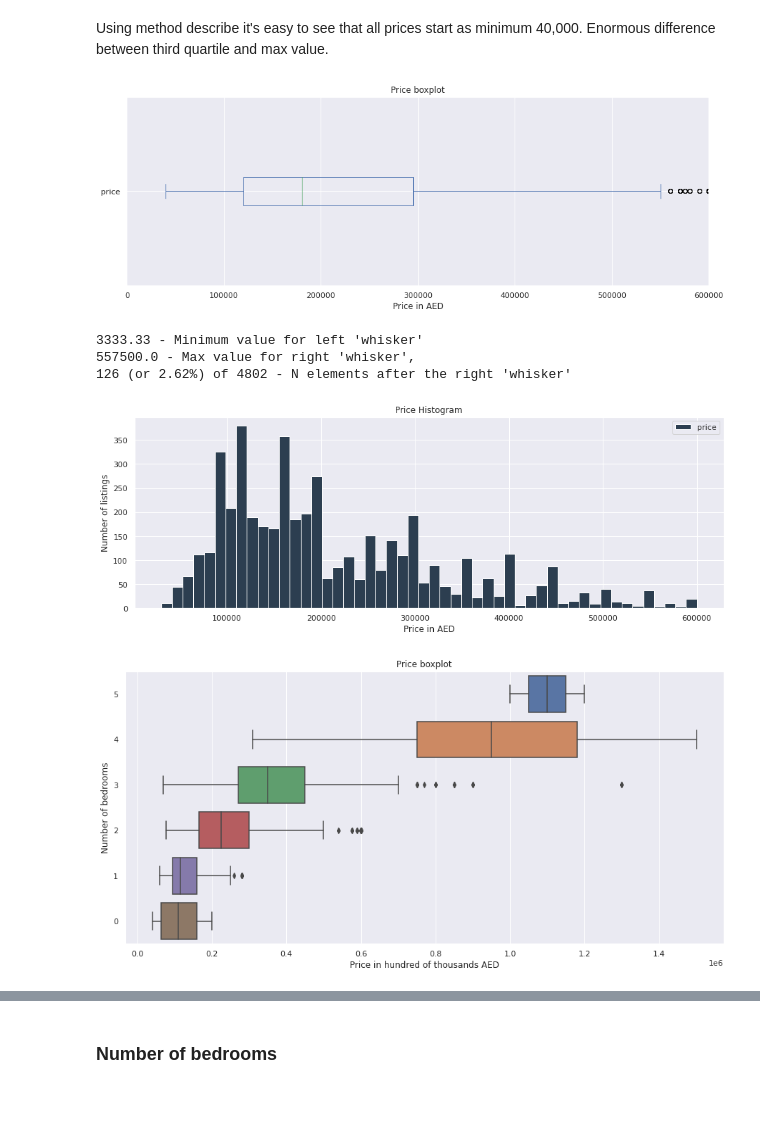
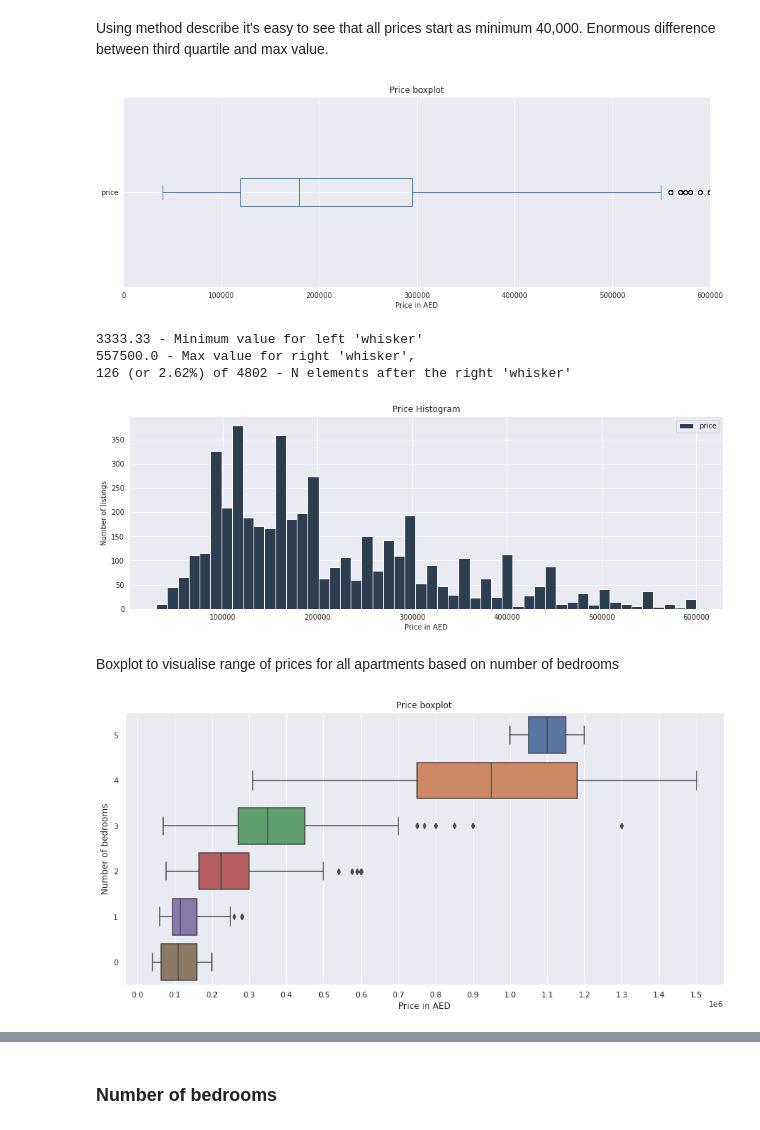
Before and after one commit to imeleges/REMA_Dubai, a Jupyter notebook: bayut_dubai_difc_downtown.ipynb, the cells around one changed output, grey strips where cells are left out. Cells and saved outputs as stored; diff of their text form; code cells hidden in the pictures; blank space fills up the shorter version.

```diff
--- a/bayut_dubai_difc_downtown.ipynb
+++ b/bayut_dubai_difc_downtown.ipynb
@@ -346,3 +348,13 @@ memory usage: 825.3+ KB
+# %%
+data.rename(columns={'area-sqft': 'area_sqft',
+                     'description-title': 'description_title',
+                     'reference-no': 'reference_no',
+                     'date-added': 'date_added',
+                     'balcony-size-sqft': 'balcony_size_sqft',
+                     'building-info-floors': 'building_info_floors',
+                     'building-info-year': 'building_info_year',
+                     'features-amenities': 'features_amenities',
+                     }, inplace=True)
 # %% [markdown]
 ## Exploratory Data Analysis (EDA)
 # %% [markdown]
@@ -415,7 +427,7 @@ plt.xlim(0, 600_000)
 plt.xlabel('Price in AED')
 plt.show()
 # %% [output]
-[figure, old version]
+[figure, new version]
 # %%
 whiskers_limits(data['price'])
 # %% [output]
@@ -439,18 +451,21 @@ plt.ticklabel_format(axis='x', style='plain')
 # plt.xticks(np.arange(30_000, 600_000, 10_000))
 plt.show()
 # %% [output]
-[figure, old version]
+[figure, new version]
+# %% [markdown]
+Boxplot to visualise range of prices for all apartments based on number of bedrooms
 # %%
 sns.set(rc={'figure.figsize':(15, 7)})
-sns.boxplot(data = data.query('price < 2_000_000')[['price', 'beds']], #data[['price', 'beds']],
+sns.boxplot(data = data.query('price < 2_000_000')[['price', 'beds']],
             x = 'price',
             y = 'beds',
             orient = "h",
             order = [5,4,3,2,1,0],
             )
 plt.title('Price boxplot')
 plt.ylabel('Number of bedrooms')
-plt.xlabel('Price in hundred of thousands AED')
+plt.xlabel('Price in AED')
+plt.xticks(np.arange(0, 1_600_000, 100_000))
 plt.show()
 # %% [output]
-[figure, old version]
+[figure, new version]
```
Also changed, not shown: parts of 32 cells of this notebook.
